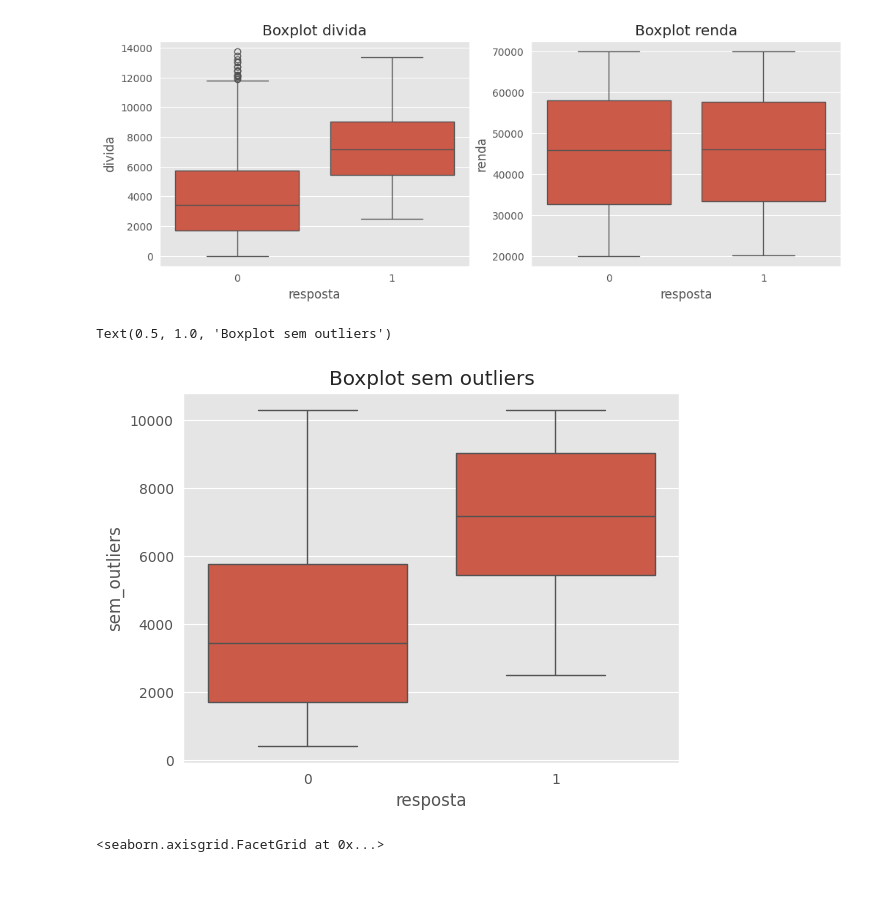
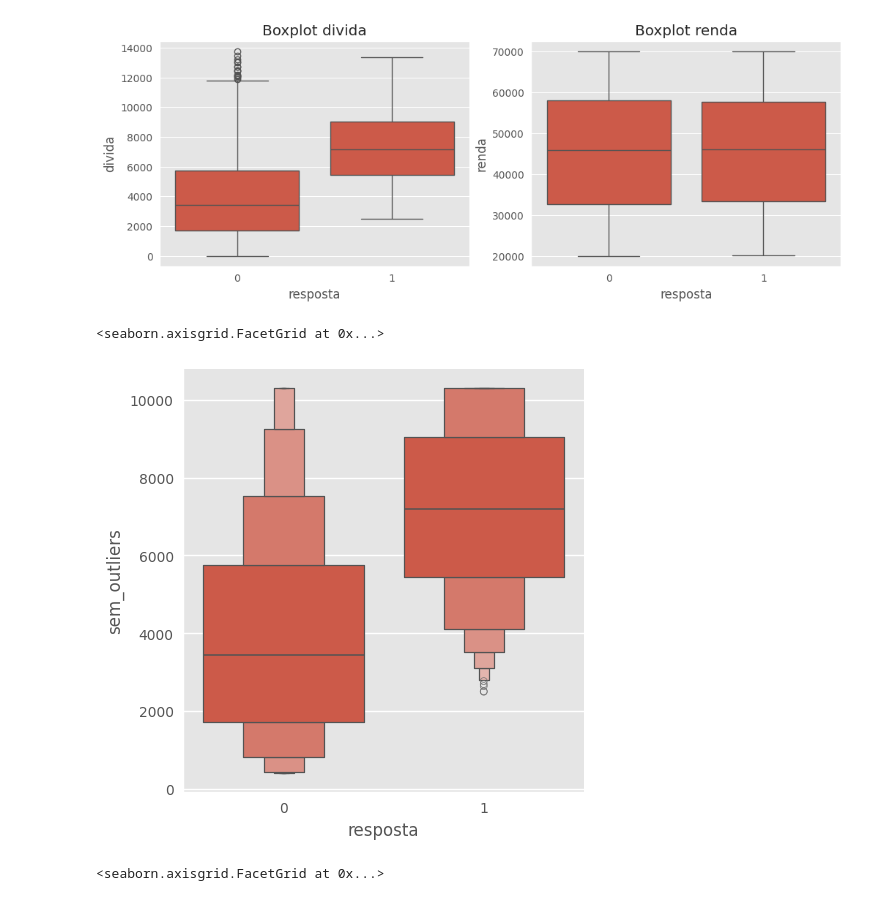
Before and after one commit to rafflds/bons_maus_pagadores_emprestimo, a Jupyter notebook: Dados_emprestimos.ipynb, the cells around one changed output. Cells and saved outputs as stored; diff of their text form; code cells hidden in the pictures.

```diff
--- a/Dados_emprestimos.ipynb
+++ b/Dados_emprestimos.ipynb
@@ -144,16 +144,17 @@ plt.show()
 # %%
 '''Substituir pelos valores no limite superior e inferior do conjunto de dados.
 Isso permite suavizar os efeitos dos outliers sem removê-los completamente.'''
 
 base['sem_outliers'] = winsorize(base['divida'], limits=[0.05, 0.05])
 
 # Visualizar o gráfico
 
-sns.boxplot(x='resposta', y='sem_outliers', data=base)
-plt.title('Boxplot sem outliers')
+sns.catplot(data=base.sort_values("resposta"),
+    x="resposta", y="sem_outliers", kind="boxen",
+)
 # %% [output]
-Text(0.5, 1.0, 'Boxplot sem outliers')
+<seaborn.axisgrid.FacetGrid at 0x...>
-[figure, old version]
+[figure, new version]
 # %%
 # Relação entre duas variáveis ou conjuntos de dados
 # Quanto maior a renda, maior a dívida
```
